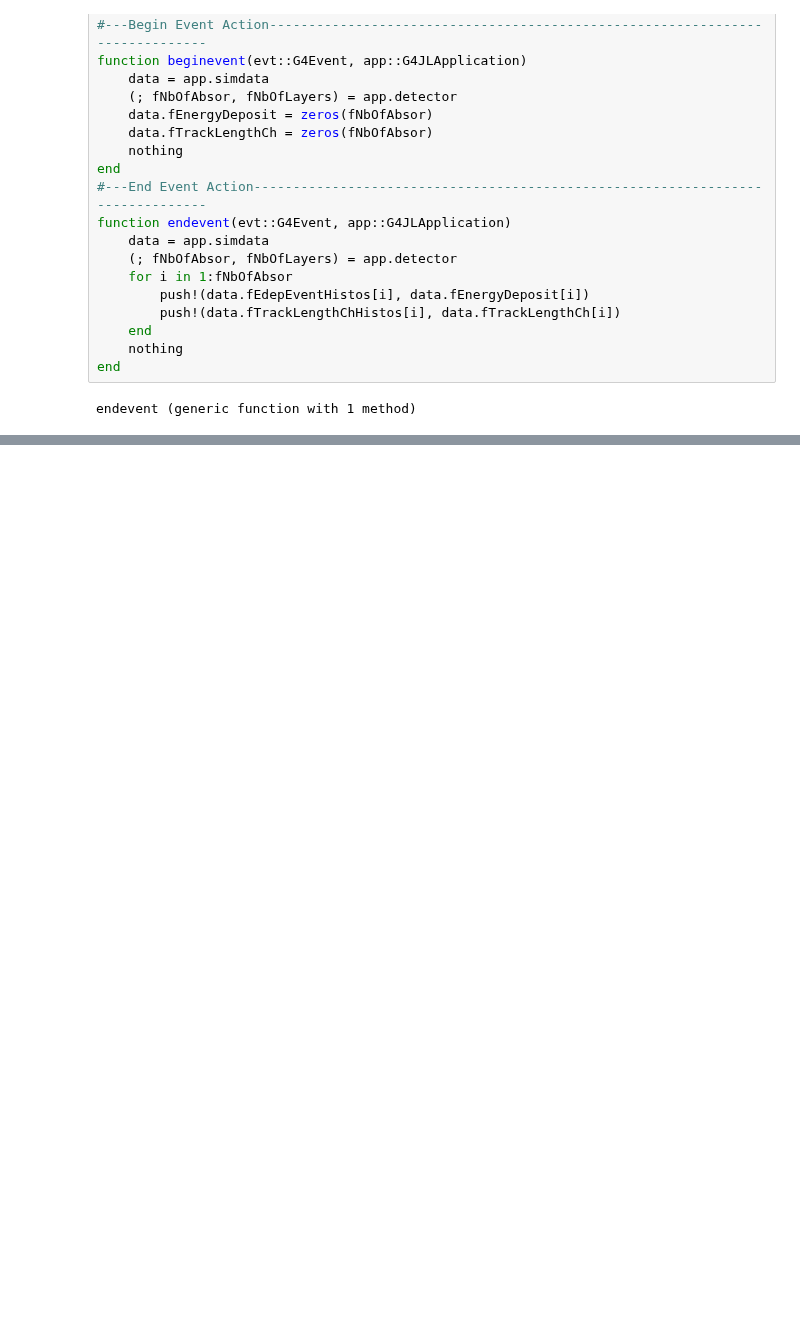
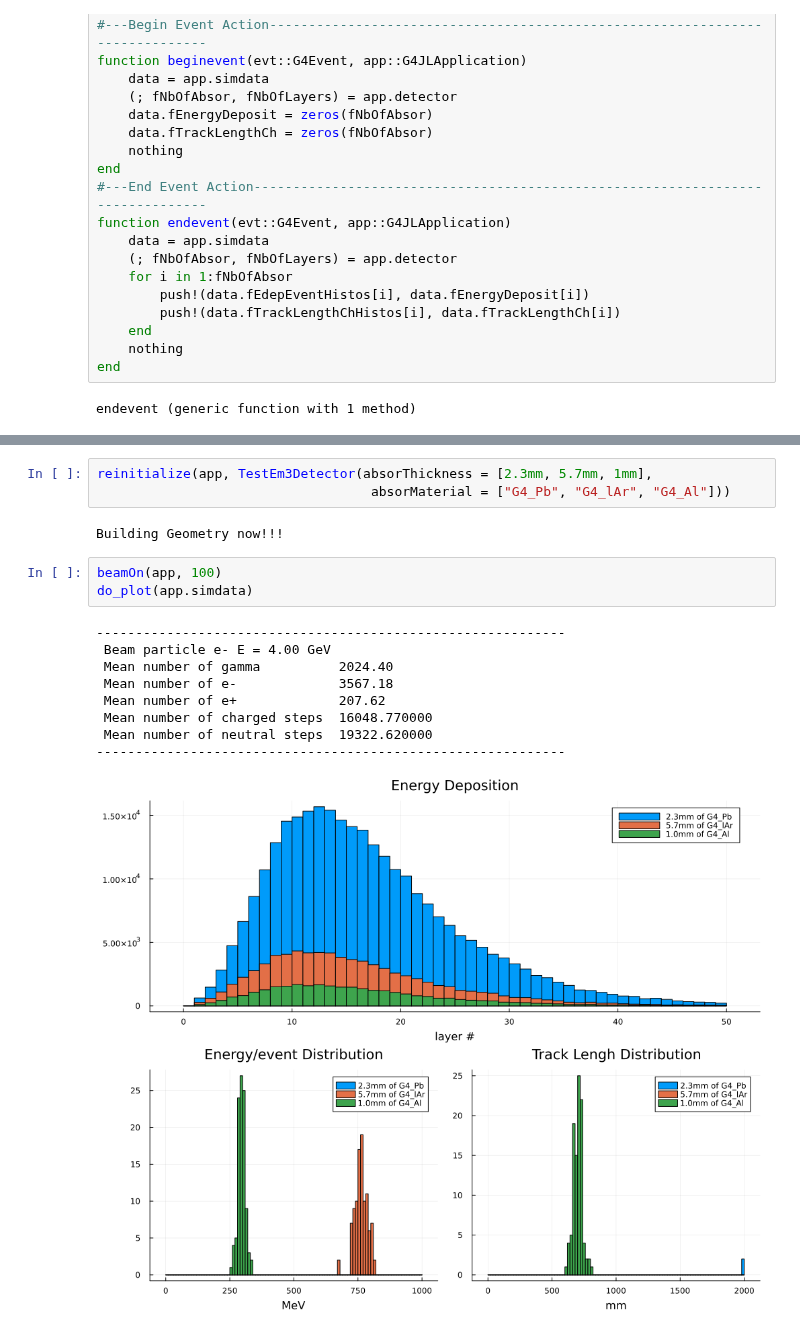
Before and after one commit to JuliaHEP/Geant4.jl, a Jupyter notebook: examples/TestEm3/TestEm3.ipynb, the cells around one changed output, grey strips where cells are left out. Cells and saved outputs as stored; diff of their text form; blank space fills up the shorter version.

Commit message:
Added reinitialize function

```diff
--- a/examples/TestEm3/TestEm3.ipynb
+++ b/examples/TestEm3/TestEm3.ipynb
@@ -241,0 +241,18 @@ do_plot(app.simdata)
+# %%
+reinitialize(app, TestEm3Detector(absorThickness = [2.3mm, 5.7mm, 1mm],
+                                   absorMaterial = ["G4_Pb", "G4_lAr", "G4_Al"]))
+# %% [output]
+Building Geometry now!!!
+# %%
+beamOn(app, 100)
+do_plot(app.simdata)
+# %% [output]
+------------------------------------------------------------
+ Beam particle e- E = 4.00 GeV
+ Mean number of gamma          2024.40
+ Mean number of e-             3567.18
+ Mean number of e+             207.62
+ Mean number of charged steps  16048.770000
+ Mean number of neutral steps  19322.620000
+------------------------------------------------------------
+[figure, added]
```
Also changed, not shown: parts of 4 cells of this notebook, 2 other files.
